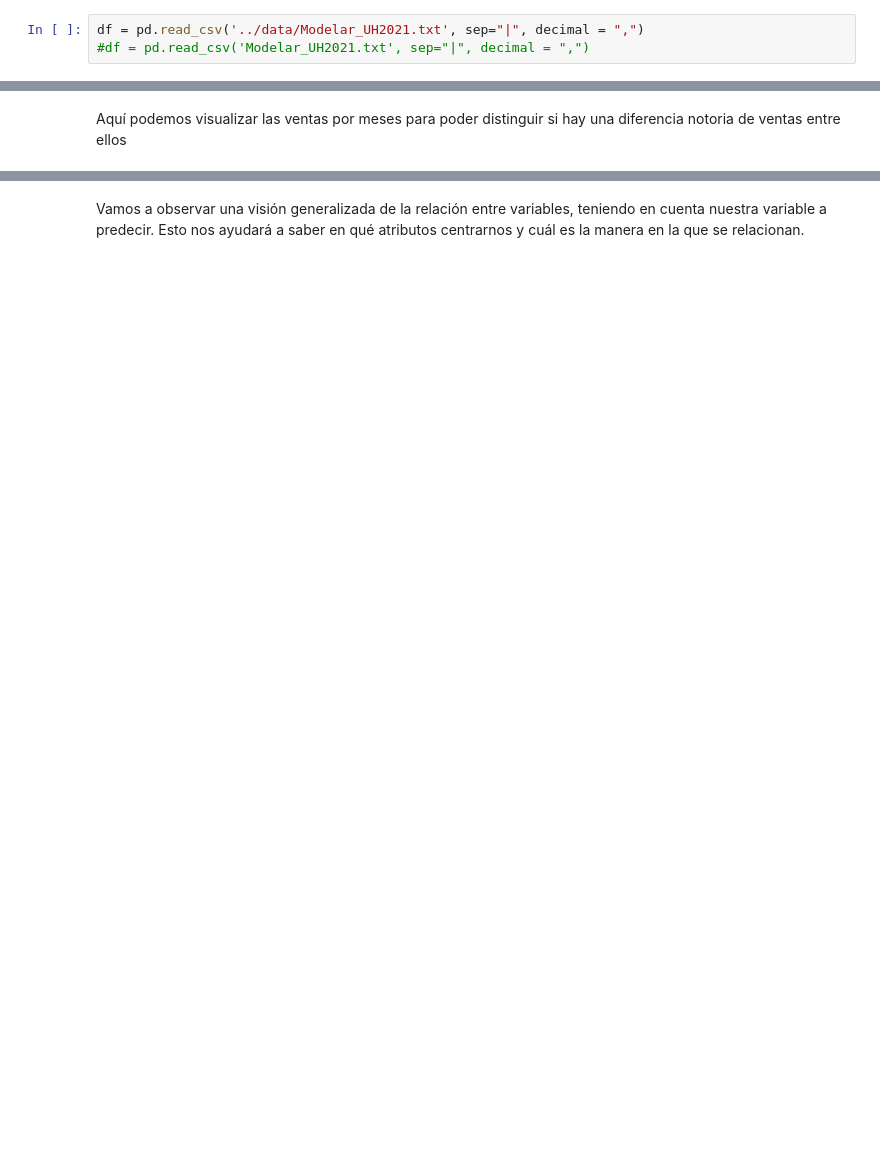
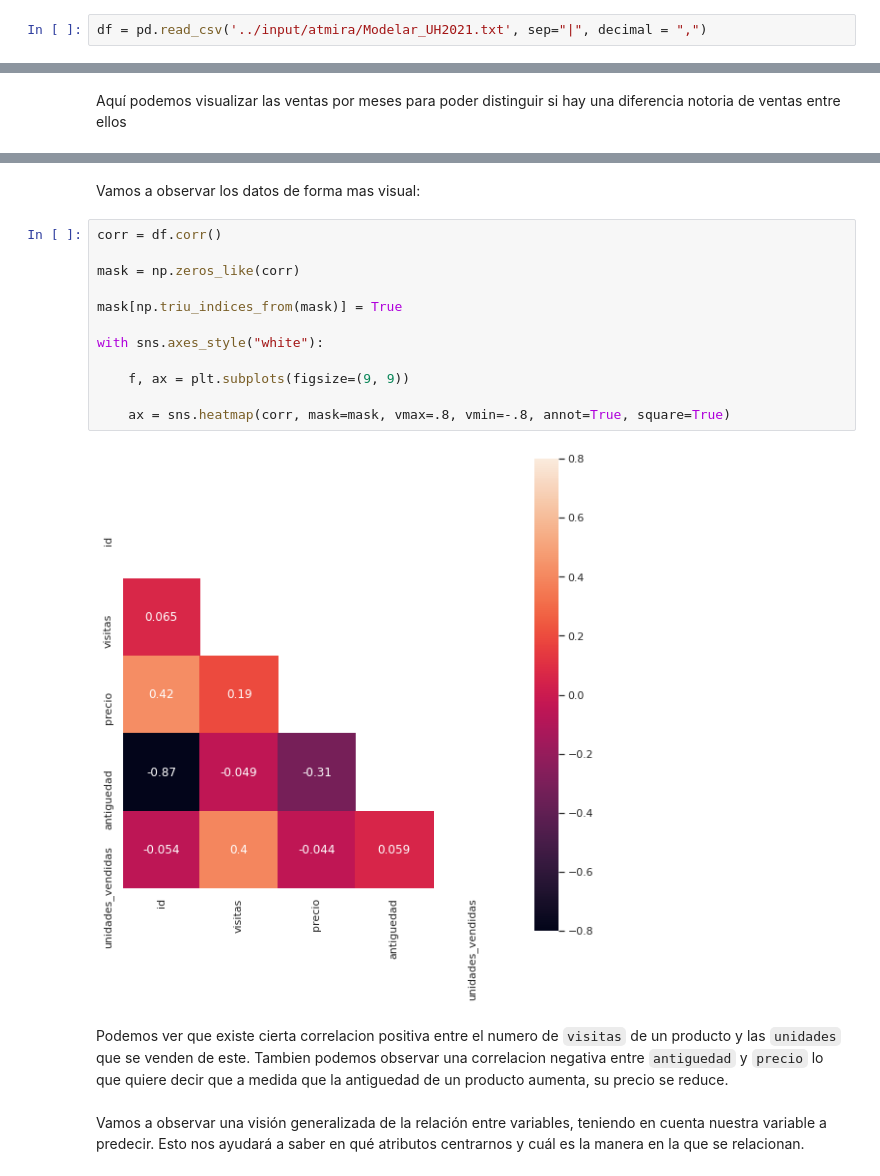
Before and after one commit to bishetheanswer/altamiras-cave, a Jupyter notebook: main.ipynb, the cells around one changed output, grey strips where cells are left out. Drawn from its saved outputs; the diff is of its cells as text; blank space fills up the shorter version.

```diff
--- a/main.ipynb
+++ b/main.ipynb
@@ -9,6 +30,5 @@ sns.set(rc={'figure.figsize':(20, 10)})
 # %%
-df = pd.read_csv('../data/Modelar_UH2021.txt', sep="|", decimal = ",")
-#df = pd.read_csv('Modelar_UH2021.txt', sep="|", decimal = ",")
+df = pd.read_csv('../input/atmira/Modelar_UH2021.txt', sep="|", decimal = ",")
 # %%
 df.head()
 # %% [output]
@@ -169,3 +265,21 @@ df[['fecha','unidades_vendidas']].set_index('fecha').plot(figsize=(40,15))
+# %% [markdown]
+Vamos a observar los datos de forma mas visual:
+# %%
+corr = df.corr()
+
+mask = np.zeros_like(corr)
+
+mask[np.triu_indices_from(mask)] = True
+
+with sns.axes_style("white"):
+
+    f, ax = plt.subplots(figsize=(9, 9))
+
+    ax = sns.heatmap(corr, mask=mask, vmax=.8, vmin=-.8, annot=True, square=True)
+# %% [output]
+[figure, added]
+# %% [markdown]
+Podemos ver que existe cierta correlacion positiva entre el numero de `visitas` de un producto y las `unidades` que se venden de este. Tambien podemos observar una correlacion negativa entre `antiguedad` y `precio` lo que quiere decir que a medida que la antiguedad de un producto aumenta, su precio se reduce.
 # %% [markdown]
 Vamos a observar una visión generalizada de la relación entre variables, teniendo en cuenta nuestra variable a predecir. Esto nos ayudará a saber en qué atributos centrarnos y cuál es la manera en la que se relacionan.
 # %%
```
Also changed, not shown: parts of 102 cells of this notebook.
